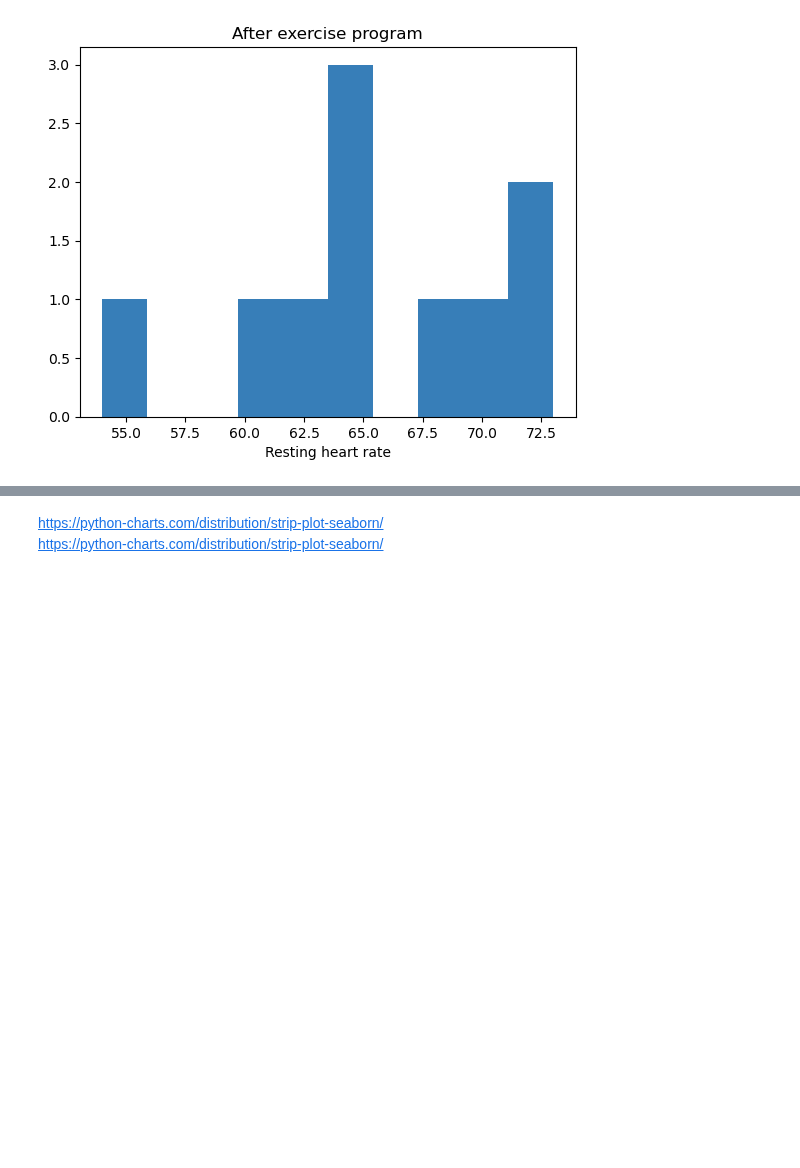
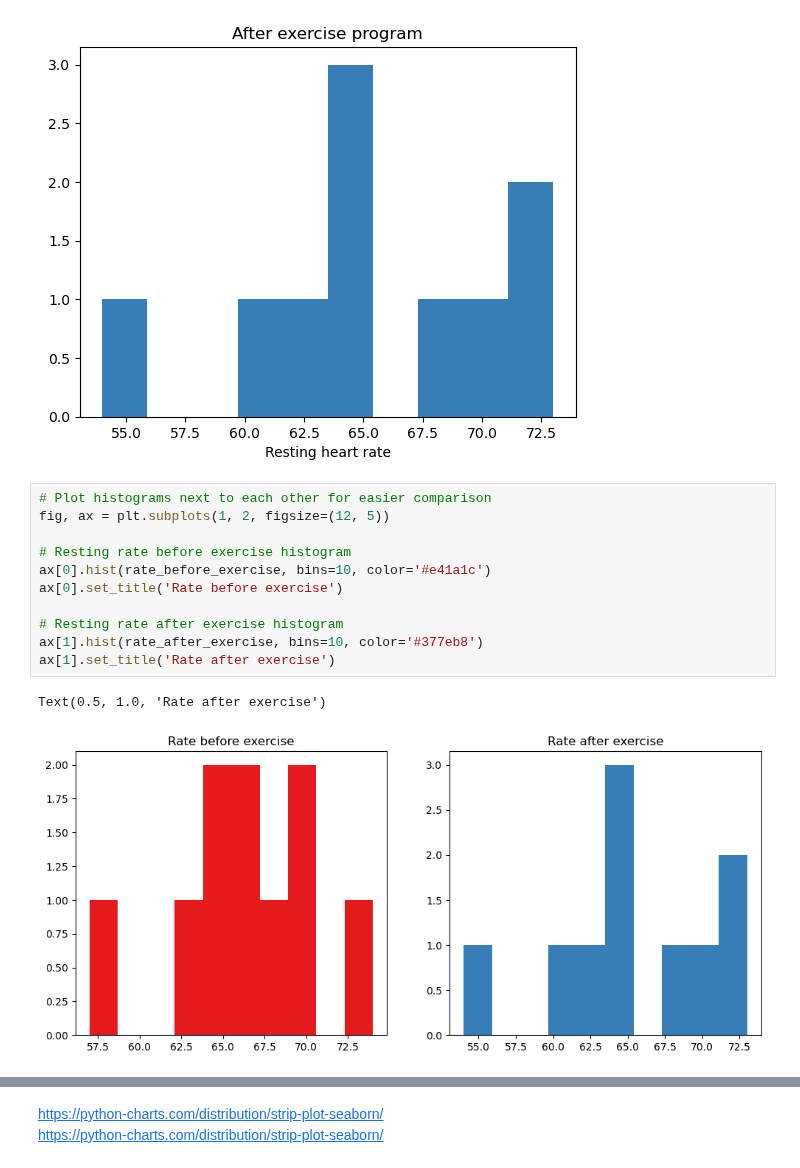
Before and after one commit to Tanja888/applied_statistics, a Jupyter notebook: tasks.ipynb, the cells around one changed output, grey strips where cells are left out. Saved outputs shown, nothing was run; the diff lists cells and outputs as text; blank space fills up the shorter version.

```diff
--- a/tasks.ipynb
+++ b/tasks.ipynb
@@ -361,3 +364,17 @@ plt.title("After exercise program")
 # %% [output]
 Text(0.5, 1.0, 'After exercise program')
 [figure]
+# %%
+# Plot histograms next to each other for easier comparison
+fig, ax = plt.subplots(1, 2, figsize=(12, 5))
+
+# Resting rate before exercise histogram
+ax[0].hist(rate_before_exercise, bins=10, color='#e41a1c')
+ax[0].set_title('Rate before exercise')
+
+# Resting rate after exercise histogram
+ax[1].hist(rate_after_exercise, bins=10, color='#377eb8')
+ax[1].set_title('Rate after exercise')
+# %% [output]
+Text(0.5, 1.0, 'Rate after exercise')
+[figure, added]
```
Also changed, not shown: parts of 3 cells of this notebook.
